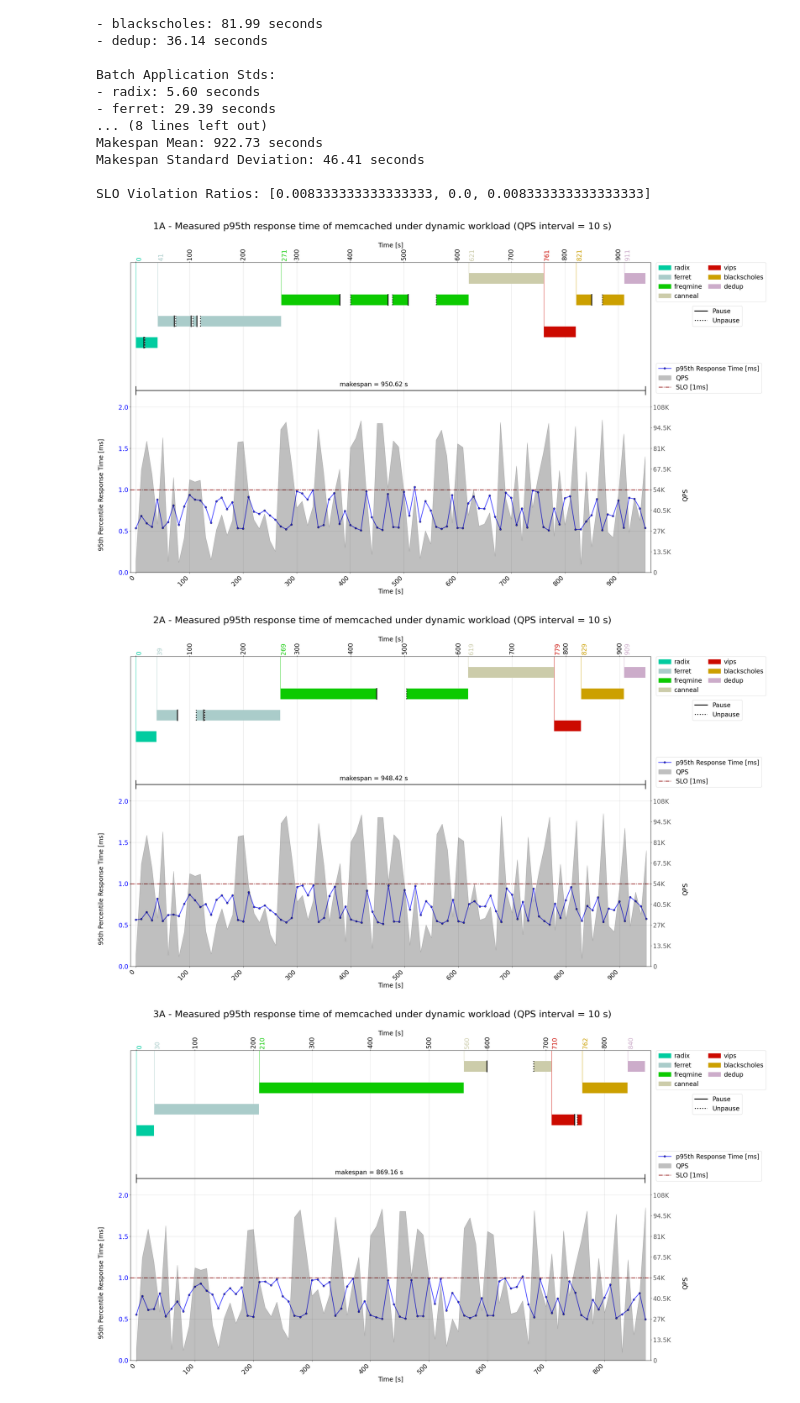
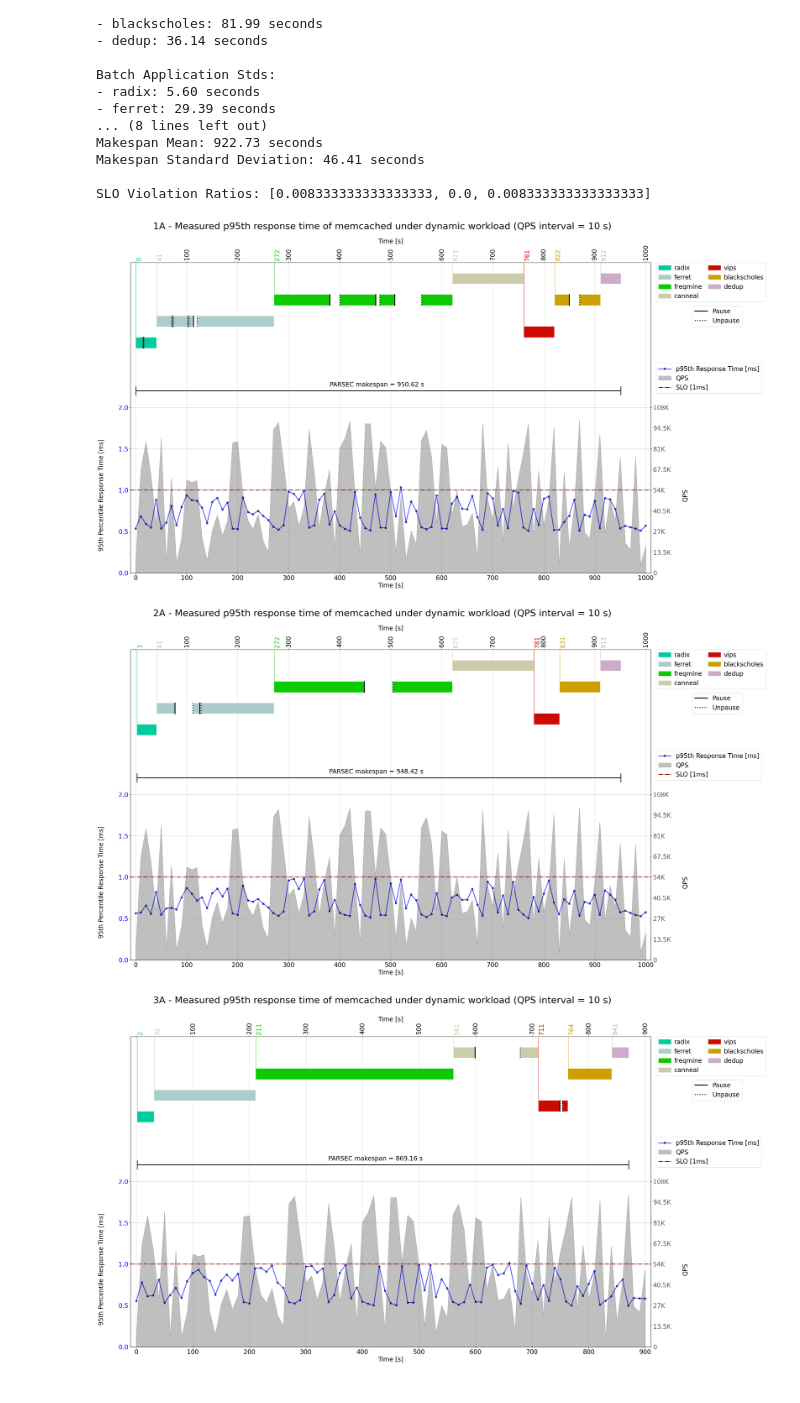
Before and after one commit to czanoli/ETH-Cloud-Computing-Architectures-2024, a Jupyter notebook: part4/plots3.ipynb, the cells around one changed output. Saved outputs shown, nothing was run; the diff lists cells and outputs as text; code cells hidden in the pictures.

```diff
--- a/part4/plots3.ipynb
+++ b/part4/plots3.ipynb
@@ -265,34 +303,43 @@ total_times = get_total_job_times(files, jobs)
 # Arrange times for convenient plotting
 arranged_times = arrange_times(batch_times, total_times, n_runs)
 
-# Get the relative job time spans wrt the first run job(s)
-relative_start_times = calculate_relative_start_times(files, jobs)
-
 # Get the pauses and unpauses datetimes (3x7 matrix)
 pauses, unpauses = get_relative_pauses_unpauses(tmp_files, jobs)
 
 # Get dataframes of interest from mcperf files and compute memcached timespan
 mcperf_dfs = list()
+start_offsets = list()
+ncore_dfs = list()
 for mcperf_file, job_file in zip(mcperf_files, files):
     mcperf_start, mcperf_end = get_mcperf_start_end(mcperf_file)
     df = parse_mcperf_file(mcperf_file)
     nrows = len(df)
+
+    # For plot A
     df['mcperf_timestamp'] = [datetime.fromtimestamp(t) - timedelta(hours=2) for t in list(np.linspace(mcperf_start, mcperf_end, nrows))]
-    min_start, max_end = get_job_first_start_last_end(job_file, jobs)
-    mcperf_dfs.append(synch_mcperf_jobs(df, min_start, max_end))
+    min_start, _ = get_job_first_start_last_end(job_file, jobs)
+    start_offset = get_start_offsets(df, min_start)
+    mcperf_dfs.append(df)
+    start_offsets.append(start_offset)
+
+    # For plot B
+    ncore_df = get_memcached_cores(job_file)
+    ncore_df['timestamp'] = (ncore_df['timestamp'] - (datetime.fromtimestamp(mcperf_start) - timedelta(hours=2))).dt.total_seconds()
+    ncore_dfs.append(ncore_df)
+
+# Get the relative job time spans wrt the first run job(s)
+relative_start_times = calculate_relative_start_times(files, jobs, start_offsets)
 # %%
 # Plots (A)
 colors = {'canneal': '#CCCCAA', 'dedup': '#CCACCA', 'blackscholes': '#CCA000',
           'ferret': '#AACCCA', 'freqmine': '#0CCA00',
           'memcached': 'grey', 'radix': '#00CCA0', 'vips': '#CC0A00'}
-jobs = ['radix', 'ferret', 'freqmine', 'canneal', 'vips', 'blackscholes', 'dedup']
 y_offset = 0.5
 height = 1.5
 base_pos = [(1, height), (3, height), (5, height), (7, height), (2, height), (5, height), (7, height)]
 jobs_pos_hbars = [(1, height-y_offset), (3, height-y_offset), (5, height-y_offset), (7, height-y_offset),
                   (2, height-y_offset), (5, height-y_offset), (7, height-y_offset)]
 legend_dict = {'p95' : 'p95th Response Time [ms]', 'qps' : 'QPS'}
-qps_interval = 10
 
 pauses_normalized = copy.deepcopy(pauses)
 for i in range(len(pauses_normalized)):
@@ -317,18 +364,12 @@ for i, df in enumerate(mcperf_dfs):
         ax3.set_yticks([])
         ax1 = ax3.twinx()
 
+        df = synch_mcperf_jobs_plot(ax3, df, relative_start_times, arranged_times, qps_interval, i)
+
         ## ------ First Subplot ------ ##
         p95_line = ax1.plot(range(0, df.shape[0]), df['p95']/1000, marker='o', linewidth=2.5, alpha=0.7, markersize=6,
                         color='#0000ff', markeredgewidth=1, markeredgecolor='black', zorder=2, label=legend_dict['p95'])[0]
 
-
-        xticks = list(range(0, df.shape[0]+1, qps_interval))
-        x_labels = [str(tick*qps_interval) for tick in xticks]
-        ax3.set_xticks(xticks, x_labels, rotation=45, ha='right')
-        ax3.tick_params(axis='x', labelsize=20)
-        ax3.set_xlabel('Time [s]', fontsize=20)
-
-        ax3.set_xlim(-1, (relative_start_times[i][-1] + arranged_times[i][-2])/qps_interval + 1)
         ax1.set_ylim((0, 3.75))
         ax1.yaxis.tick_left()
         ax1.set_yticks(np.arange(0, 2.1, 0.5).tolist())
@@ -401,10 +442,10 @@ for i, df in enumerate(mcperf_dfs):
         slo_objective = ax1.axhline(y=1, color='darkred', linestyle='dashdot', linewidth=2, zorder=10)
 
         # Makespan line
-        ax1.plot([0, total_times[i]/qps_interval], [2.2, 2.2], color='black', linestyle='-', linewidth=2, zorder=10)
-        ax1.plot([0, 0], [2.25, 2.15], color='black', linestyle='-', linewidth=2, zorder=10)
-        ax1.plot([total_times[i]/qps_interval, total_times[i]/qps_interval], [2.25, 2.15], color='black', linestyle='-', linewidth=2, zorder=10)
-        ax1.annotate(f'makespan = {total_times[i]:.2f} s',
+        ax1.plot([0 + start_offsets[i].total_seconds()/qps_interval, total_times[i]/qps_interval + start_offsets[i].total_seconds()/qps_interval], [2.2, 2.2], color='black', linestyle='-', linewidth=2, zorder=10)
+        ax1.plot([0 + start_offsets[i].total_seconds()/qps_interval, 0 + start_offsets[i].total_seconds()/qps_interval], [2.25, 2.15], color='black', linestyle='-', linewidth=2, zorder=10)
+        ax1.plot([total_times[i]/qps_interval + start_offsets[i].total_seconds()/qps_interval, total_times[i]/qps_interval + start_offsets[i].total_seconds()/qps_interval], [2.25, 2.15], color='black', linestyle='-', linewidth=2, zorder=10)
+        ax1.annotate(f'PARSEC makespan = {total_times[i]:.2f} s',
                      xy=((total_times[i]/qps_interval)/2-len(f'makespan = {total_times[i]:.2f} s')/2, 2.25),
                      color='black', fontsize=20, zorder=10)
 
@@ -416,35 +457,33 @@ for i, df in enumerate(mcperf_dfs):
         ax1.legend(lines, labels, loc='upper left', bbox_to_anchor=(1.01, 0.675), title_fontsize=20, fontsize=20, borderaxespad=0)
 
         job_patches = [Patch(color=colors[job], label=job) for job in jobs]
         job_legend = ax2.legend(handles=job_patches, loc='upper left', bbox_to_anchor=(1.01, 1),
                                 title_fontsize=20, fontsize=20, borderaxespad=0, ncol=2, handletextpad=0.5, columnspacing=1)
 
         pause_line = Line2D([0], [0], color='black', linewidth=3, linestyle='-', label='Pause')
         unpause_line = Line2D([0], [0], color='black', linewidth=3, linestyle='dotted', label='Unpause')
         pause_unpause_legend = ax3.legend(handles=[pause_line, unpause_line], loc='upper left', bbox_to_anchor=(1.08, 0.86),
                                           title_fontsize=20, fontsize=20, borderaxespad=0)
 
-        #plt.gca().add_artist(main_legend)
-
         # Style
         ax3_top.set_xlim(ax3.get_xlim())
         ax3_top.set_xticks(ax3.get_xticks())
         ax3_top_labels = ax3.get_xticklabels()
         ax3_top_labels[0] = ''
         ax3_top.set_xticklabels(ax3_top_labels, rotation=90)
         ax3_top.tick_params(axis='x', labelsize=20)
         ax3_top.set_xlabel('Time [s]', fontsize=20)
 
         ax3_top.grid(False)
         ax3.grid(color='grey', linewidth=0.5, alpha=0.5, zorder=0)
 
         ax1.grid(color='grey', linewidth=0.5, alpha=0.5, zorder=0)
         fig.suptitle(f'{i+1}A - Measured p95th response time of memcached under dynamic workload (QPS interval = {qps_interval} s)', fontsize=30)
 
 
 plt.show()
 #plt.savefig("plot_" + str(i) + ".pdf", bbox_inches = "tight")
 # %% [output]
-[figure, old version]
+[figure, new version]
-[figure, old version]
+[figure, new version]
-[figure, old version]
+[figure, new version]
```
Also changed, not shown: parts of 10 cells of this notebook, 3 other files.
